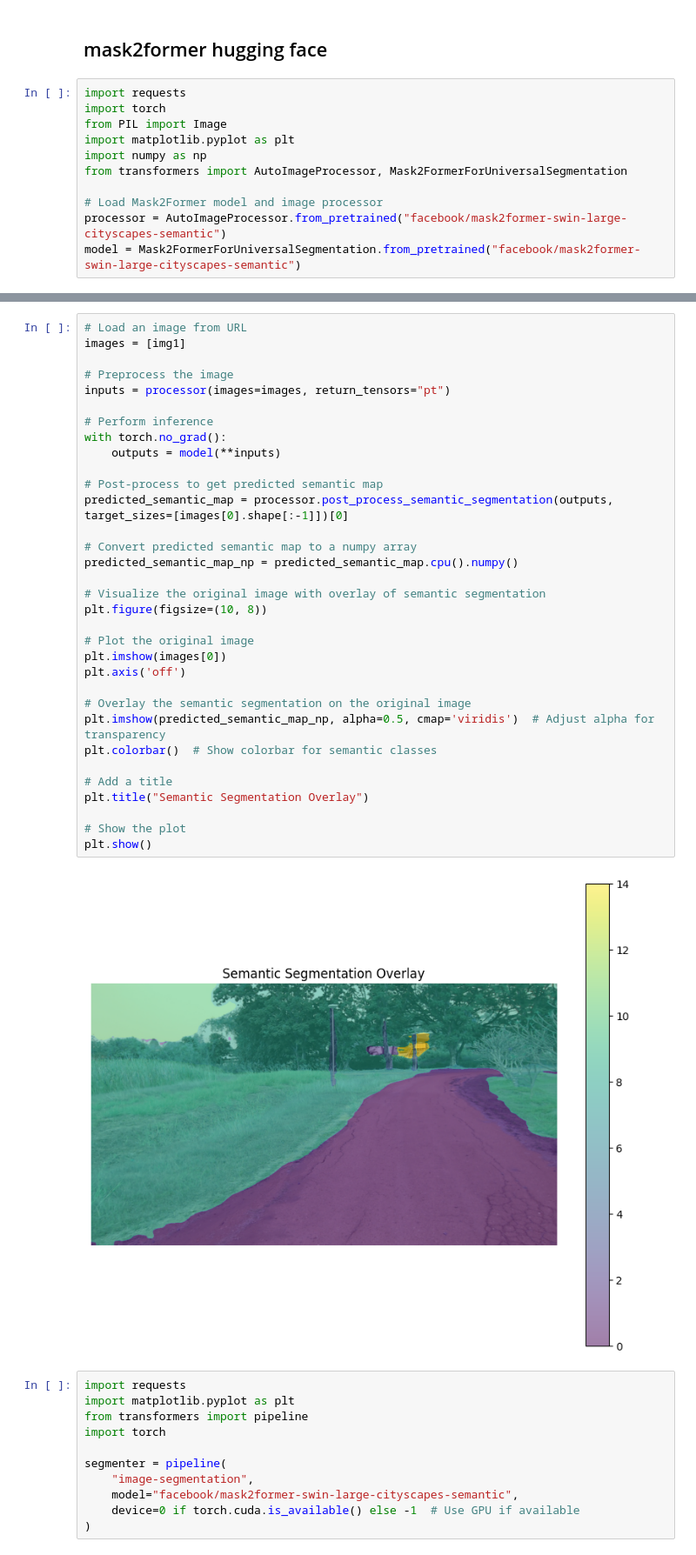
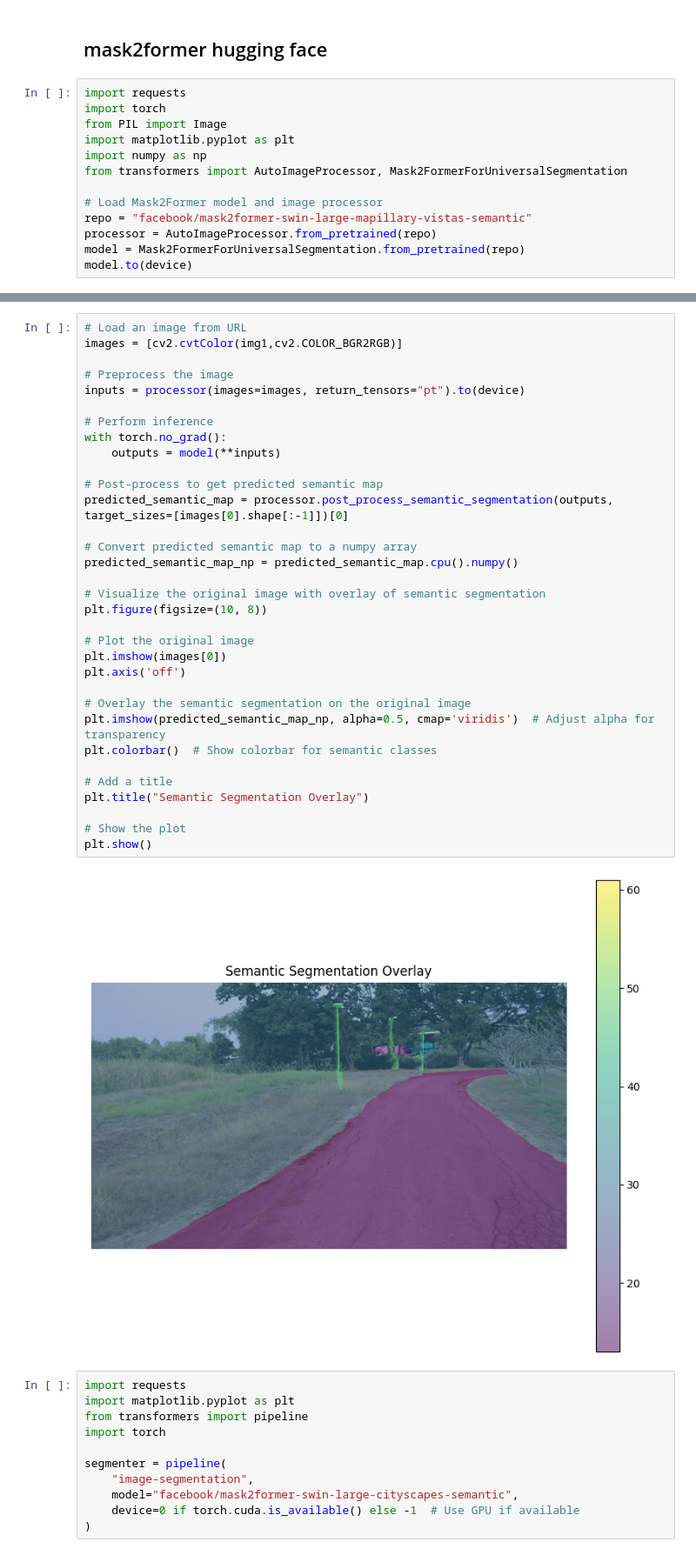
Before and after one commit to PoohNB/self-driving-sb3, a Jupyter notebook: test_model.ipynb, the cells around one changed output, grey strips where cells are left out. Shown at 87% size. Saved outputs shown, nothing was run; the diff lists cells and outputs as text.

```diff
--- a/test_model.ipynb
+++ b/test_model.ipynb
@@ -289,5 +283,7 @@ import numpy as np
 from transformers import AutoImageProcessor, Mask2FormerForUniversalSegmentation
 
 # Load Mask2Former model and image processor
-processor = AutoImageProcessor.from_pretrained("facebook/mask2former-swin-large-cityscapes-semantic")
-model = Mask2FormerForUniversalSegmentation.from_pretrained("facebook/mask2former-swin-large-cityscapes-semantic")
+repo = "facebook/mask2former-swin-large-mapillary-vistas-semantic"
+processor = AutoImageProcessor.from_pretrained(repo)
+model = Mask2FormerForUniversalSegmentation.from_pretrained(repo)
+model.to(device)
@@ -300,38 +316,38 @@ img3 = cv2.imread("data/raw_4cams/right/1000.jpg")
 # %%
 # Load an image from URL
-images = [img1]
+images = [cv2.cvtColor(img1,cv2.COLOR_BGR2RGB)]
 
 # Preprocess the image
-inputs = processor(images=images, return_tensors="pt")
+inputs = processor(images=images, return_tensors="pt").to(device)
 
 # Perform inference
 with torch.no_grad():
     outputs = model(**inputs)
 
 # Post-process to get predicted semantic map
 predicted_semantic_map = processor.post_process_semantic_segmentation(outputs, target_sizes=[images[0].shape[:-1]])[0]
 
 # Convert predicted semantic map to a numpy array
 predicted_semantic_map_np = predicted_semantic_map.cpu().numpy()
 
 # Visualize the original image with overlay of semantic segmentation
 plt.figure(figsize=(10, 8))
 
 # Plot the original image
 plt.imshow(images[0])
 plt.axis('off')
 
 # Overlay the semantic segmentation on the original image
 plt.imshow(predicted_semantic_map_np, alpha=0.5, cmap='viridis')  # Adjust alpha for transparency
 plt.colorbar()  # Show colorbar for semantic classes
 
 # Add a title
 plt.title("Semantic Segmentation Overlay")
 
 # Show the plot
 plt.show()
 # %% [output]
-[figure, old version]
+[figure, new version]
 # %%
 import requests
 import matplotlib.pyplot as plt
```
Also changed, not shown: parts of 55 cells of this notebook, 6 other files.
